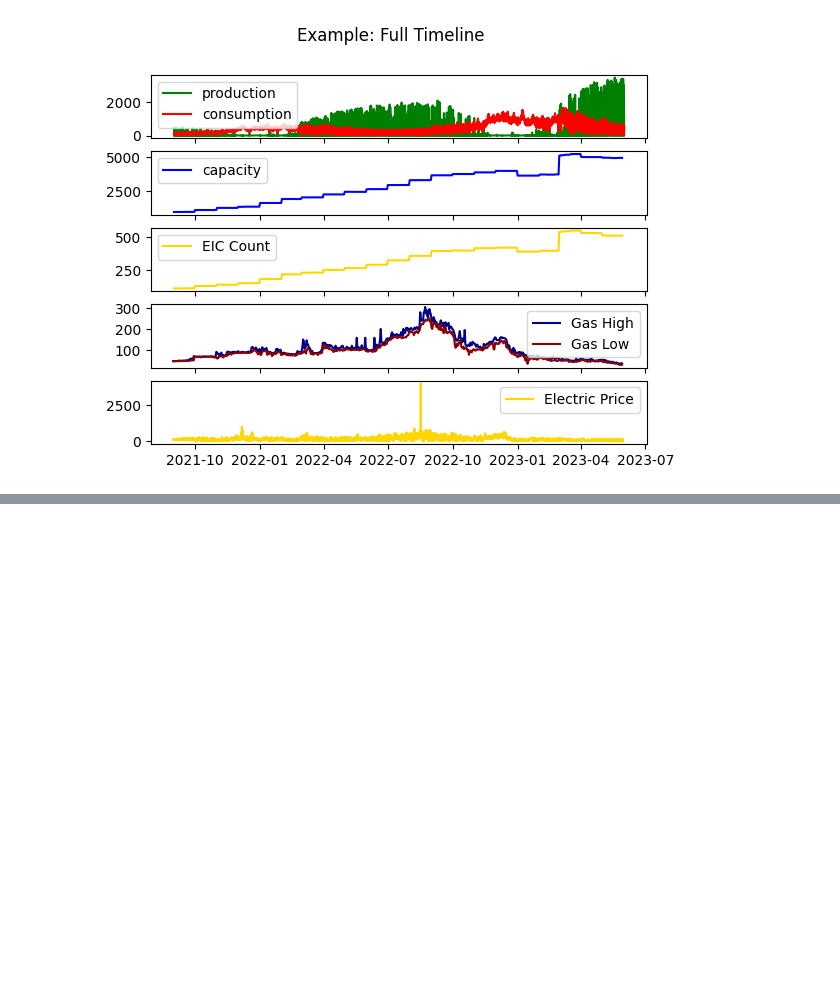
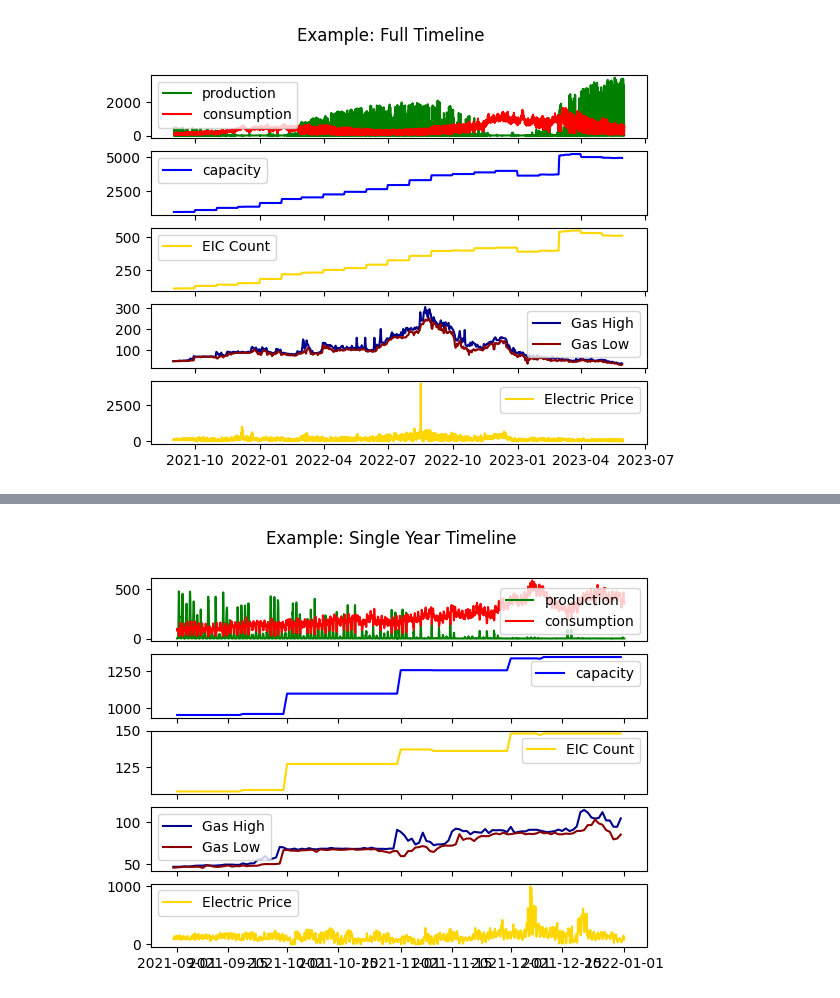
Before and after one commit to steimel60/Kaggle-Enefit, a Jupyter notebook: enefit-energy-predictor.ipynb, the cells around one changed output, grey strips where cells are left out. Saved outputs shown, nothing was run; the diff lists cells and outputs as text; code cells hidden in the pictures; blank space fills up the shorter version.

Commit message:
Kaggle Notebook | Enefit - Energy Predictor | Version 6 | Year timeline

```diff
--- a/enefit-energy-predictor.ipynb
+++ b/enefit-energy-predictor.ipynb
@@ -259,0 +262,6 @@ for ax in axs:
+# %%
+year_example = example.loc[example.datetime.dt.year == 2021]
+year_client = example_client.loc[example_client.date.dt.year == 2021]
+year_gas = gas.loc[gas.origin_date.dt.year == 2021]
+year_electric = electric.loc[electric.origin_date.dt.year == 2021]
+year_example
@@ -259,0 +282,30 @@ for ax in axs:
+# %%
+fig, axs = plt.subplots(5, sharex = True)
+fig.suptitle("Example: Single Year Timeline")
+# Subplot 1 : Target Values - Production / Consumption
+production = year_example[(year_example['prediction_unit_id']==0) & (year_example['is_consumption']==0)]['target']
+consumption = year_example[(year_example['prediction_unit_id']==0) & (year_example['is_consumption']==1)]['target']
+time = year_example[(year_example['prediction_unit_id']==0) & (year_example['is_consumption']==0)]['datetime']
+axs[0].plot(time, production, label = "production", c = "green")
+axs[0].plot(time, consumption, label = "consumption", c = "red")
+# Subplot 2 & 3: Client CSV - Installed Capacity / EIC Count
+capacity = year_client['installed_capacity']
+eic = year_client['eic_count']
+client_date = year_client['date']
+axs[1].plot(client_date, capacity, label = "capacity", c = "blue")
+axs[2].plot(client_date, eic, label = "EIC Count", c = "gold")
+# Subplot 4: gas_prices.csv - High and Low prices
+gas_high = year_gas['highest_price_per_mwh']
+gas_low = year_gas['lowest_price_per_mwh']
+gas_date = year_gas['origin_date']
+axs[3].plot(gas_date, gas_high, label = "Gas High", c = "darkblue")
+axs[3].plot(gas_date, gas_low, label = "Gas Low", c = "darkred")
+# Subplot 4: gas_prices.csv - High and Low prices
+e_price = year_electric['euros_per_mwh']
+e_date = year_electric['origin_date']
+axs[4].plot(e_date, e_price, label = "Electric Price", c = "gold")
+# Add legends
+for ax in axs:
+    ax.legend()
+# %% [output]
+[figure, added]
```
Also changed, not shown: parts of 2 cells of this notebook.
